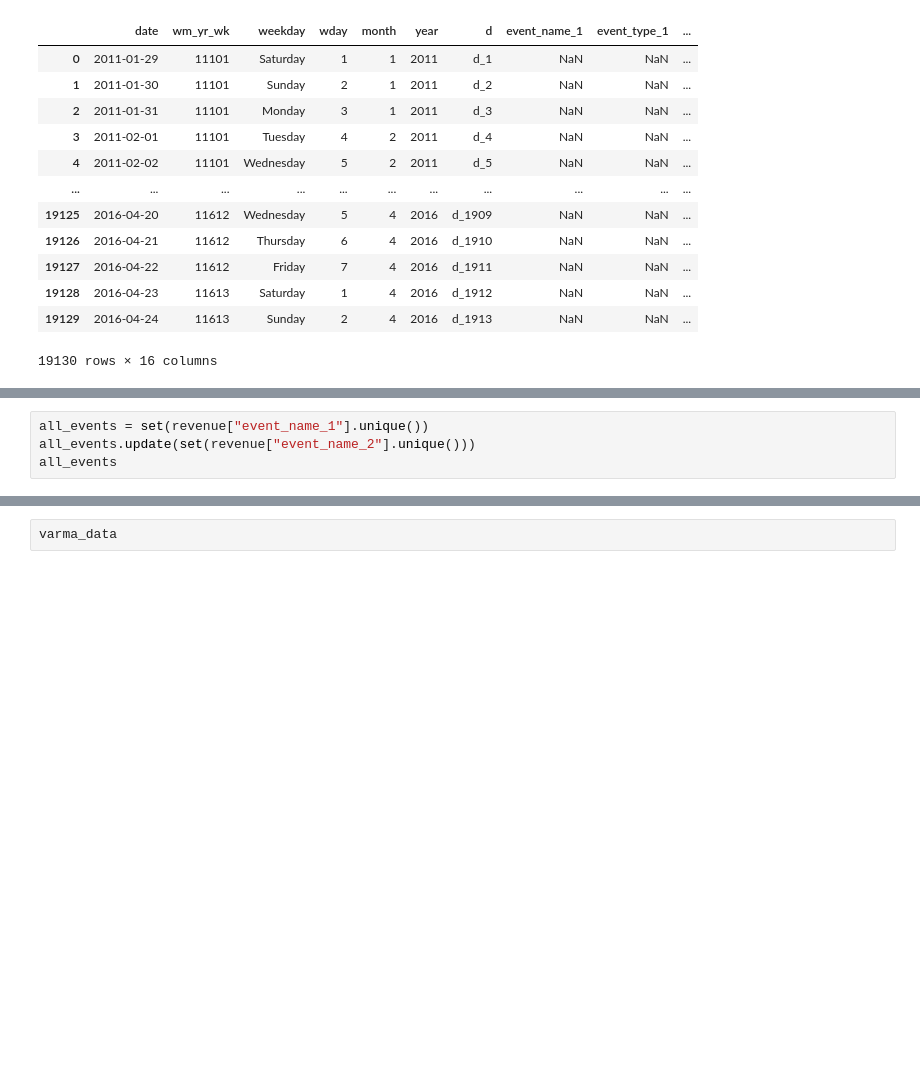
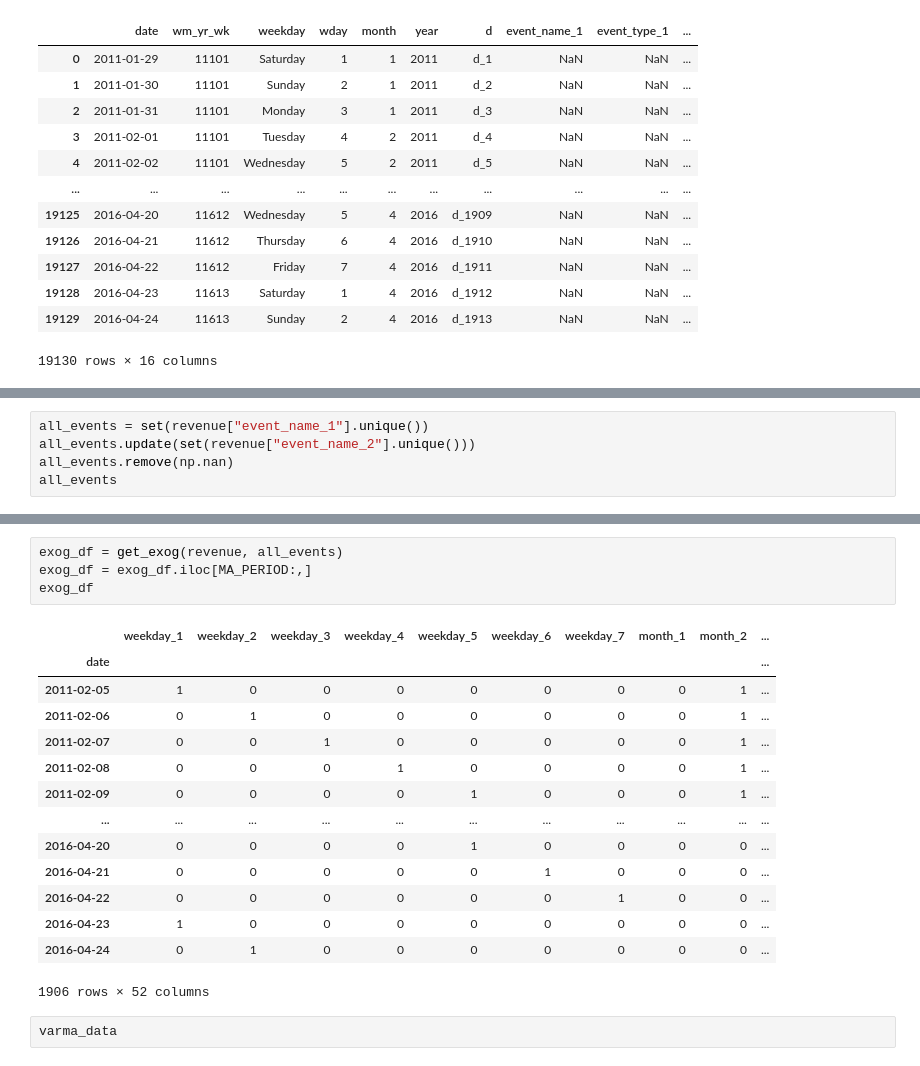
Before and after one commit to DucTrung1802/seminar_1, a Jupyter notebook: Workspace/Duc/Seminar 1 - Statistics - Time series analysis.ipynb, the cells around one changed output, grey strips where cells are left out. Saved outputs shown, nothing was run; the diff lists cells and outputs as text; blank space fills up the shorter version.

```diff
--- a/Workspace/Duc/Seminar 1 - Statistics - Time series analysis.ipynb
+++ b/Workspace/Duc/Seminar 1 - Statistics - Time series analysis.ipynb
@@ -992,6 +992,7 @@ revenue
 # %%
 all_events = set(revenue["event_name_1"].unique())
 all_events.update(set(revenue["event_name_2"].unique()))
+all_events.remove(np.nan)
 all_events
 # %% [output]
 {'Chanukah End',
@@ -1101,3 +1063,22 @@ exog_df
+# %%
+exog_df = get_exog(revenue, all_events)
+exog_df = exog_df.iloc[MA_PERIOD:,]
+exog_df
+# %% [output]
+|  | weekday_1 | weekday_2 | weekday_3 | weekday_4 | weekday_5 | weekday_6 | weekday_7 | month_1 | month_2 | ... |
+| date |  |  |  |  |  |  |  |  |  | ... |
+| 2011-02-05 | 1 | 0 | 0 | 0 | 0 | 0 | 0 | 0 | 1 | ... |
+| 2011-02-06 | 0 | 1 | 0 | 0 | 0 | 0 | 0 | 0 | 1 | ... |
+| 2011-02-07 | 0 | 0 | 1 | 0 | 0 | 0 | 0 | 0 | 1 | ... |
+| 2011-02-08 | 0 | 0 | 0 | 1 | 0 | 0 | 0 | 0 | 1 | ... |
+| 2011-02-09 | 0 | 0 | 0 | 0 | 1 | 0 | 0 | 0 | 1 | ... |
+| ... | ... | ... | ... | ... | ... | ... | ... | ... | ... | ... |
+| 2016-04-20 | 0 | 0 | 0 | 0 | 1 | 0 | 0 | 0 | 0 | ... |
+| 2016-04-21 | 0 | 0 | 0 | 0 | 0 | 1 | 0 | 0 | 0 | ... |
+| 2016-04-22 | 0 | 0 | 0 | 0 | 0 | 0 | 1 | 0 | 0 | ... |
+| 2016-04-23 | 1 | 0 | 0 | 0 | 0 | 0 | 0 | 0 | 0 | ... |
+| 2016-04-24 | 0 | 1 | 0 | 0 | 0 | 0 | 0 | 0 | 0 | ... |
+1906 rows × 52 columns
 # %%
 varma_data
 # %% [output]
```
Also changed, not shown: parts of 19 cells of this notebook, 3 other files.
